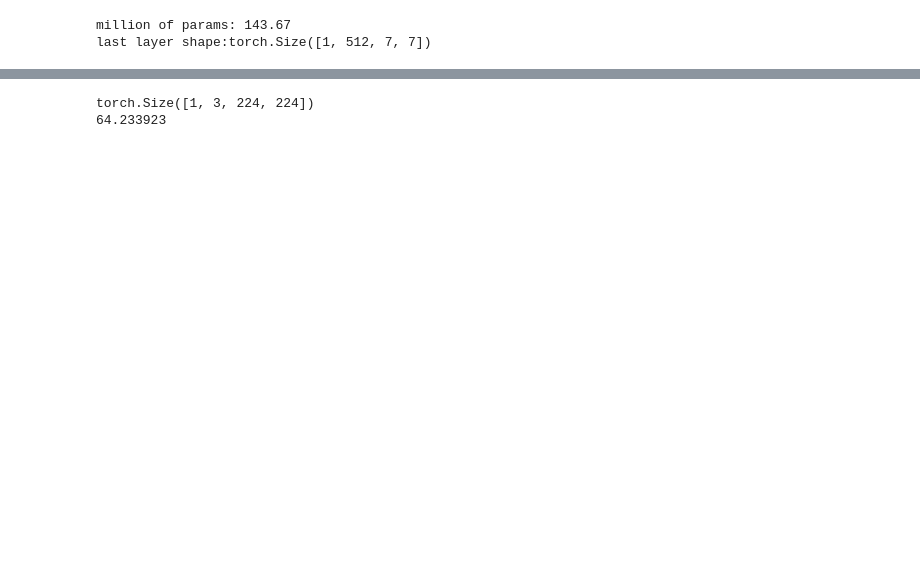
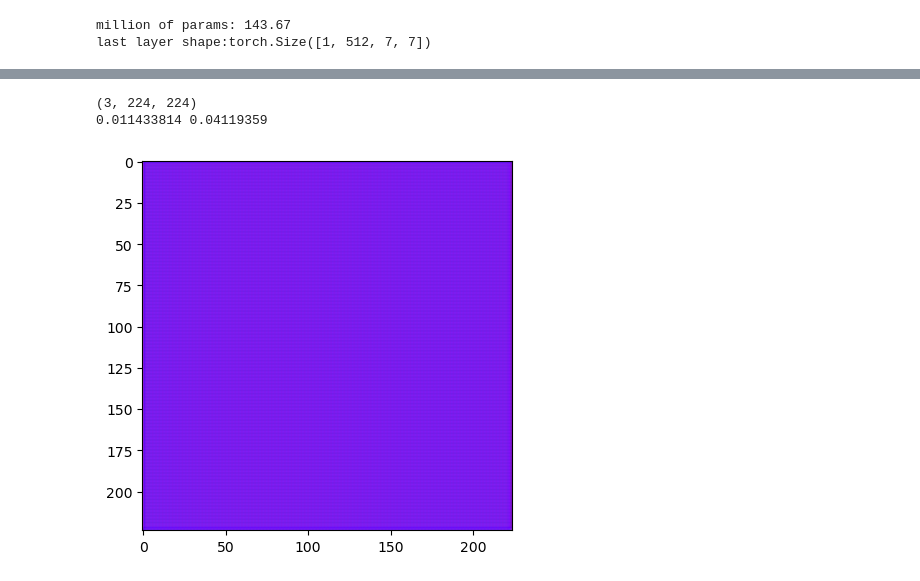
Before and after one commit to VIDA-NYU/GDPFinder, a Jupyter notebook: notebooks/sandbox.ipynb, the cells around one changed output, grey strips where cells are left out. Saved outputs shown, nothing was run; the diff lists cells and outputs as text; code cells hidden in the pictures; blank space fills up the shorter version.

```diff
--- a/notebooks/sandbox.ipynb
+++ b/notebooks/sandbox.ipynb
@@ -196,0 +125,19 @@ tensor([[[[0.0000, 0.0000, 0.0000,  ..., 0.0000, 0.0000, 1.0827],
+# %%
+def plot_first_image_batch(batch, i = 0):
+    img = batch[i].cpu().detach().numpy()
+    print(img.shape)
+    print(img.min(), img.max())
+    #img = np.mean(img, axis=0)
+    img = img.transpose(1, 2, 0)
+    img = (img - img.min()) / (img.max() - img.min())
+
+    plt.imshow(img)
+    plt.show()
+# %%
+for i in range(20):
+    plot_first_image_batch(decoded, i)
+    break
+# %% [output]
+(3, 224, 224)
+0.011433814 0.04119359
+[figure, added]
@@ -199,8 +147,0 @@ sample = torch.randn(1, 100)
-# %%
-
-d = Decoder(100, 512)
-print(d(sample).shape)
-print(sum([p.numel() for p in d.parameters() if p.requires_grad]) / 1000 / 1000)
-# %% [output]
-torch.Size([1, 3, 224, 224])
-64.233923
```
Also changed, not shown: parts of 30 cells of this notebook, 3 other files.
